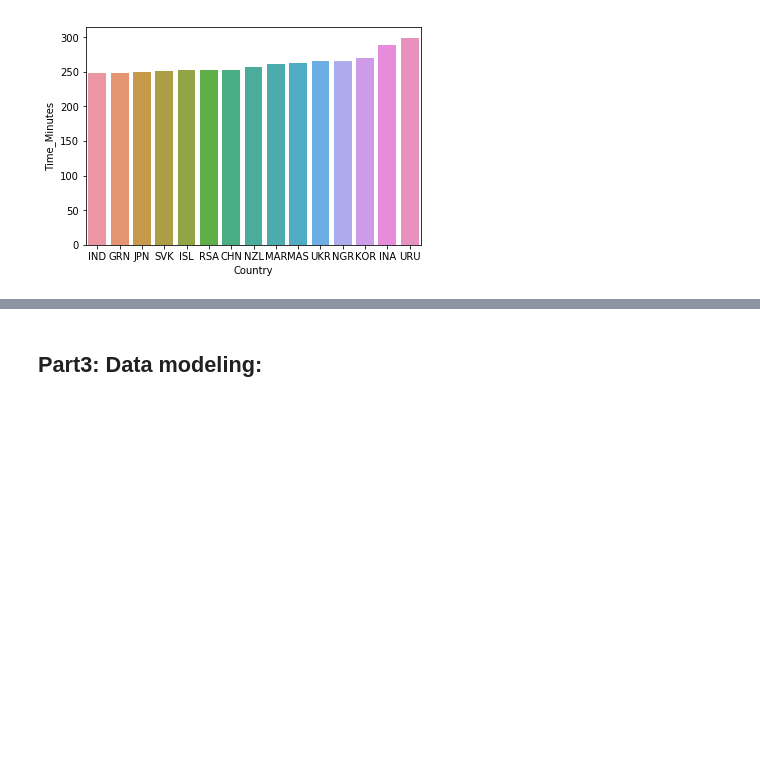
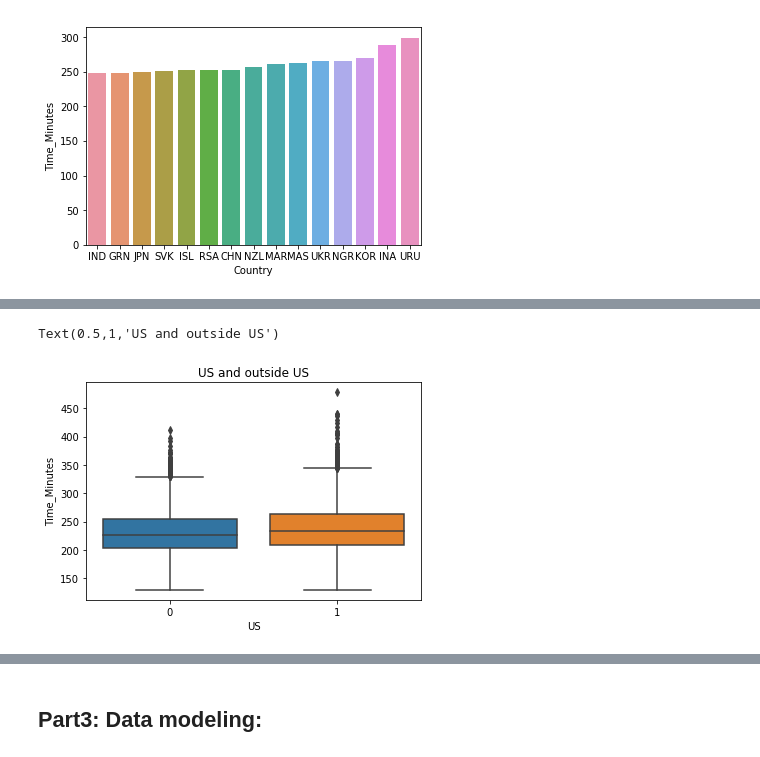
Before and after one commit to lee2christine/pythonDataExploration, a Jupyter notebook: 131FinalProject.ipynb, the cells around one changed output, grey strips where cells are left out. Drawn from its saved outputs; the diff is of its cells as text; code cells hidden in the pictures; blank space fills up the shorter version.

Commit message:
recode country variable to 1 and 0

```diff
--- a/131FinalProject.ipynb
+++ b/131FinalProject.ipynb
@@ -147,0 +166,4 @@ sns.barplot(x = worst15_countries.index, y = worst15_countries.Time_Minutes)
+# %%
+#create new variable "US" as a categorical variable with level 1 and 0
+data['US'] = np.where(data.Country.str.contains('USA'),1,0)
+data[['Country','US']].head(10)
@@ -147,0 +182,6 @@ sns.barplot(x = worst15_countries.index, y = worst15_countries.Time_Minutes)
+# %%
+g = sns.boxplot(data['US'], data['Time_Minutes'])
+g.set_title("US and outside US")
+# %% [output]
+Text(0.5,1,'US and outside US')
+[figure, added]
```
Also changed, not shown: parts of 4 cells of this notebook.
